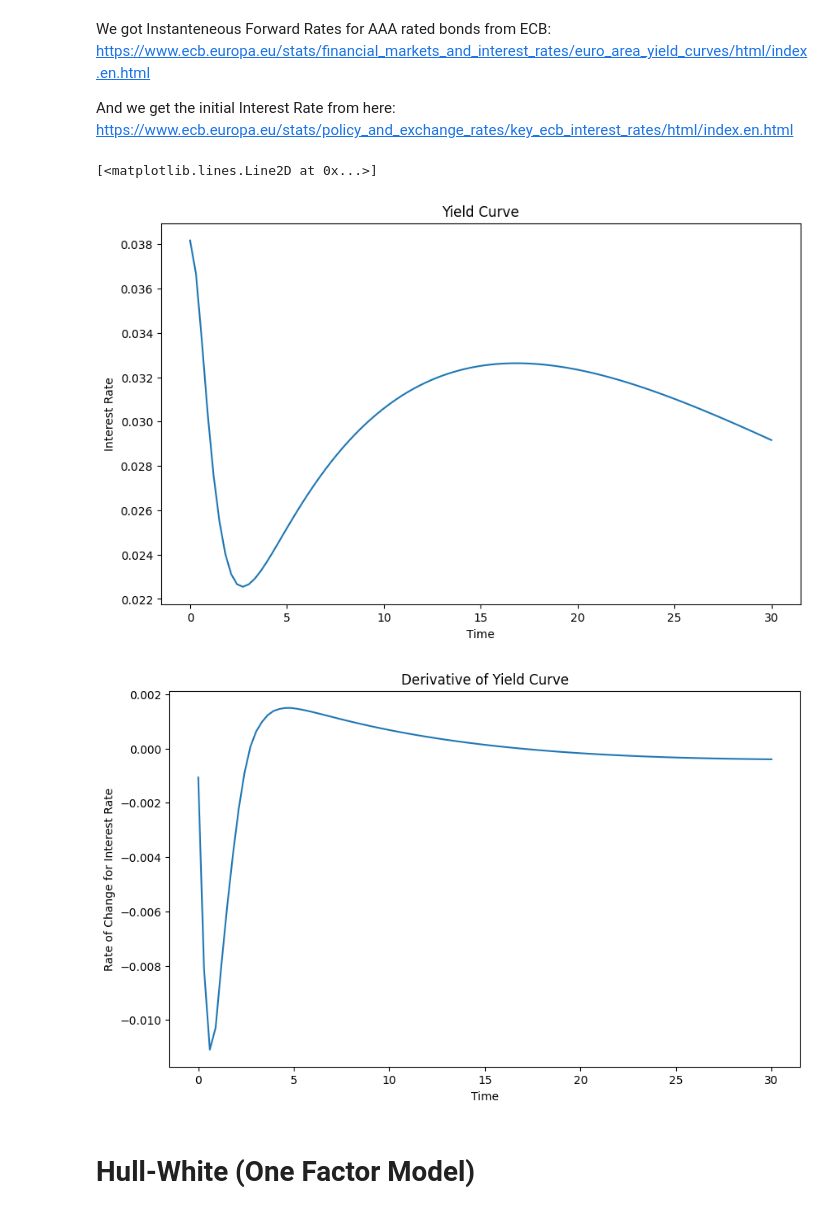
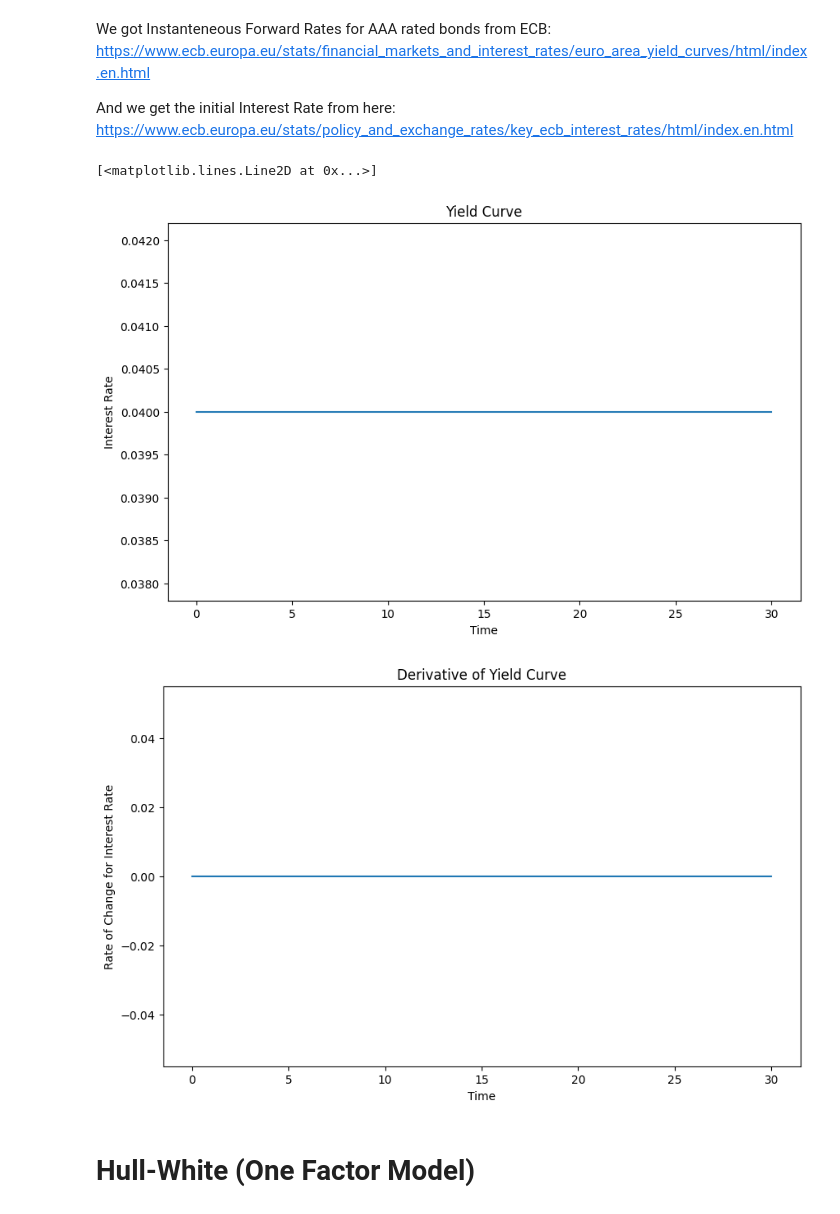
Before and after one commit to pmchrist/Pricing-Interest-Rate-Swaptions, a Jupyter notebook: Implementation.ipynb, the cells around one changed output. Cells and saved outputs as stored; diff of their text form; code cells hidden in the pictures.

```diff
--- a/Implementation.ipynb
+++ b/Implementation.ipynb
@@ -83,36 +83,36 @@ downward_yields = [
     (24.0, .033),
     (30.0, .0329),
 ]
 
 # Extract durations and yields
-yield_curve = market_yields
+yield_curve = flat_yields
 durations = [item[0] for item in yield_curve]
 yields = [item[1] for item in yield_curve]
 
 # Fit cubic spline
 yield_curve = CubicSpline(durations, yields)
 
 # Visualize the Fitted Curve
 maturities = np.linspace(0.0, 30, 100)    # Generate 100 points (maturity time points) between 0.0 and 30.0
 fitted_yields = yield_curve(maturities)   # Get the corresponding yields to maturity
 plt.figure(1, figsize=(10,6))
 plt.title("Yield Curve")
 plt.xlabel("Time")
 plt.ylabel("Interest Rate")
 plt.plot(maturities, fitted_yields)
 
 # Visualize the Fitted Curve dt
 maturities = np.linspace(0.0, 30, 100)    # Generate 100 points (maturity time points) between 0.0 and 30.0
 fitted_yields_dt = yield_curve.derivative(nu=1)(maturities)   # Get the corresponding yields to maturity
 plt.figure(2, figsize=(10,6))
 plt.title("Derivative of Yield Curve")
 plt.xlabel("Time")
 plt.ylabel("Rate of Change for Interest Rate")
 plt.plot(maturities, fitted_yields_dt)
 # %% [output]
 [<matplotlib.lines.Line2D at 0x...>]
-[figure, old version]
+[figure, new version]
-[figure, old version]
+[figure, new version]
 # %% [markdown]
 # Hull-White (One Factor Model)
 # %% [markdown]
```
Also changed, not shown: parts of 14 cells of this notebook, 2 other files.
